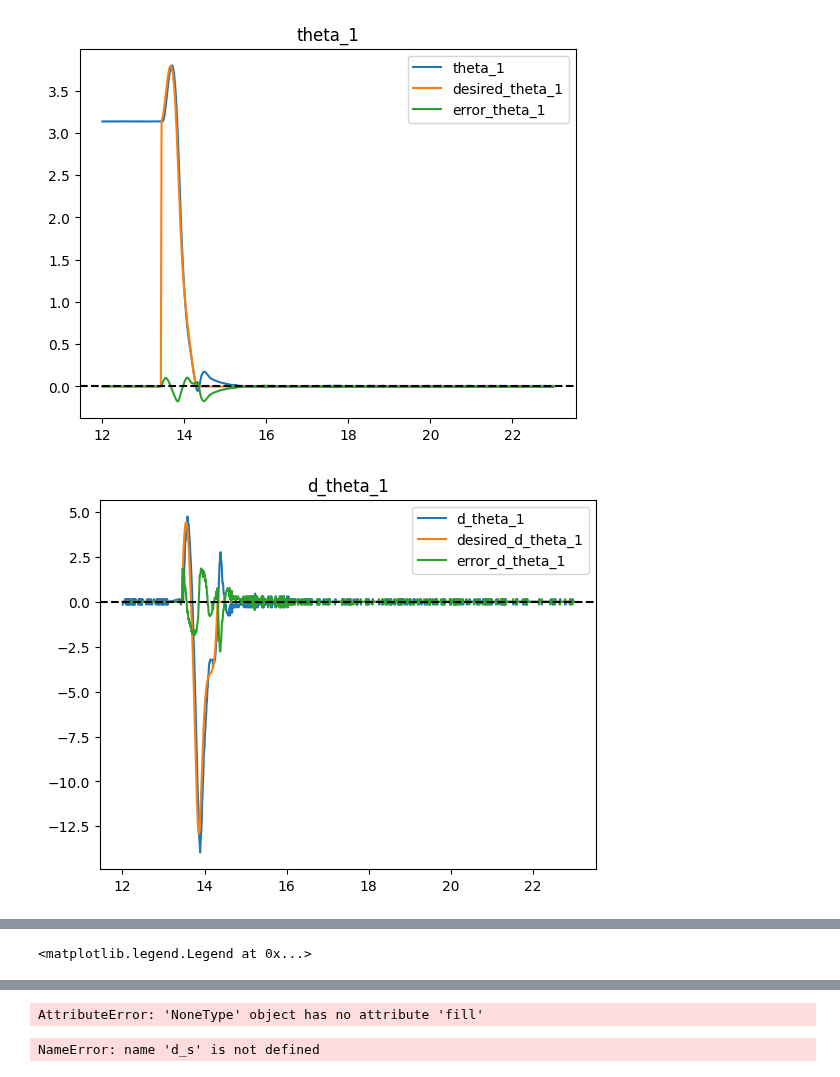
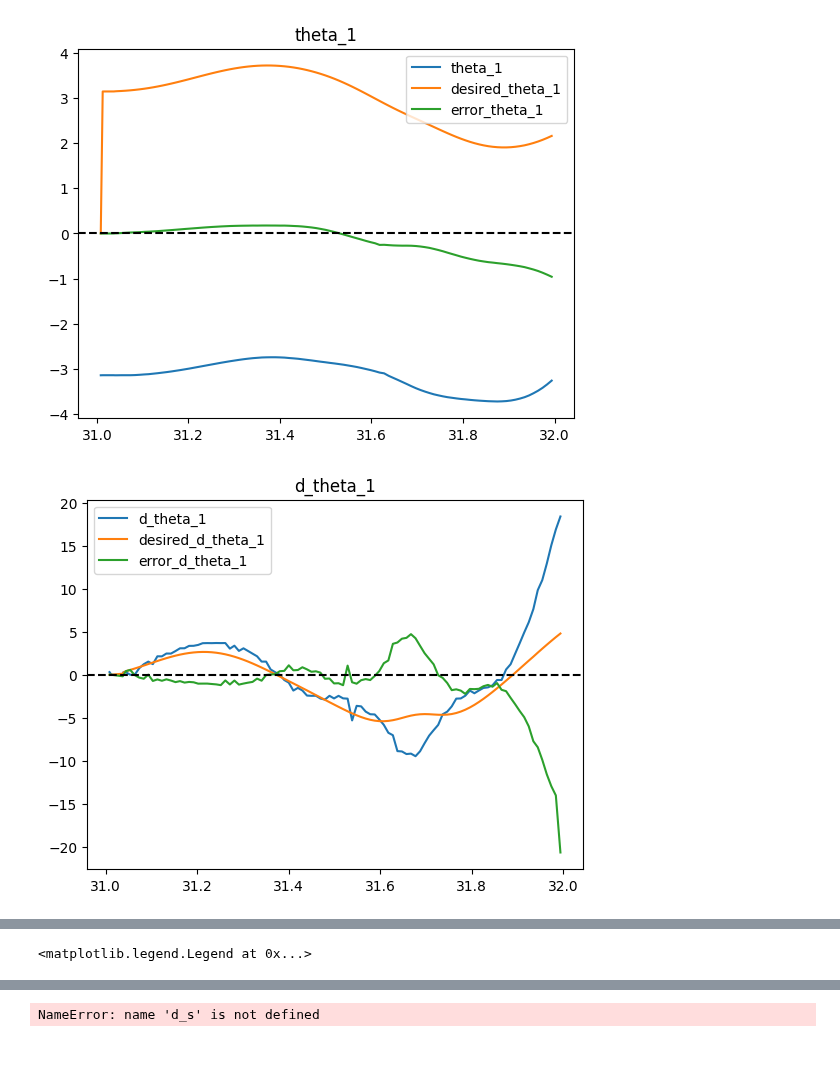
Before and after one commit to sackariaslunman/inverted-pendulum, a Jupyter notebook: src/python/test_linear_regression.ipynb, the cells around one changed output, grey strips where cells are left out. Drawn from its saved outputs; the diff is of its cells as text; code cells hidden in the pictures.

```diff
--- a/src/python/test_linear_regression.ipynb
+++ b/src/python/test_linear_regression.ipynb
@@ -27,5 +39,5 @@ system = CartPoleSystem(cart, motor, poles, g)
 # %%
-df = pd.read_csv('data/f.csv')
+df = pd.read_csv('data/2_3.csv')
 print("Entries before filter: ", len(df))
 df = df.dropna()
 print("Entries after filter: ", len(df))
@@ -49,8 +61,8 @@ Entries after filter:  2324
 # %%
-df = df[(df['time'] >= 12) & (df['time'] <= 23)]
+df = df[(df['time'] >= 31) & (df['time'] <= 32)]
 
 time = df['time']
-columns = ["s", "d_s", "theta_1", "d_theta_1"]
+columns = ["s", "d_s", "theta_1", "d_theta_1", "theta_2", "d_theta_2"]
 for column_name in columns:
     mod_pi = column_name.startswith("theta")
     desired_column_name = f"desired_{column_name}"
@@ -80,2 +92,2 @@ plt.legend()
-[figure, old version]
+[figure, new version]
-[figure, old version]
+[figure, new version]
@@ -84,17 +98,15 @@ plt.legend()
 # %%
-states = np.array(df[["s", "d_s", "theta_1", "d_theta_1"]])
-desired_states = np.array(df[["desired_s", "desired_d_s", "desired_theta_1", "desired_d_theta_1"]])
+states = np.array(df[["s", "d_s", "theta_1", "d_theta_1", "theta_2", "d_theta_2"]])
+desired_states = np.array(df[["desired_s", "desired_d_s", "desired_theta_1", "desired_d_theta_1", "desired_theta_2", "desired_d_theta_2"]])
 
 last_update = perf_counter()
 env = CartPoleEnv(system, dt, rk4_step)
 for state, desired_state in zip(states, desired_states):
     env.render(state, desired_state)
-    while perf_counter() - last_update < dt:
+    while perf_counter() - last_update < dt*10:
         pass
     last_update = perf_counter()
 env.close()
-# %% [output]
-AttributeError: 'NoneType' object has no attribute 'fill'
 # %%
 import sympy as sp
 import sympy.physics.mechanics as me
```
Also changed, not shown: parts of 4 cells of this notebook, 26 other files.
